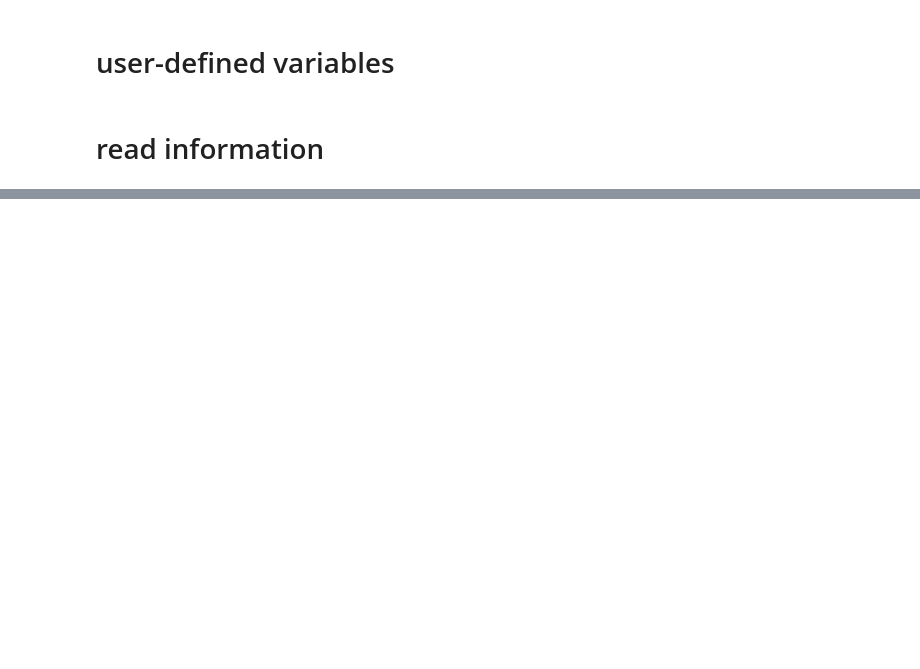
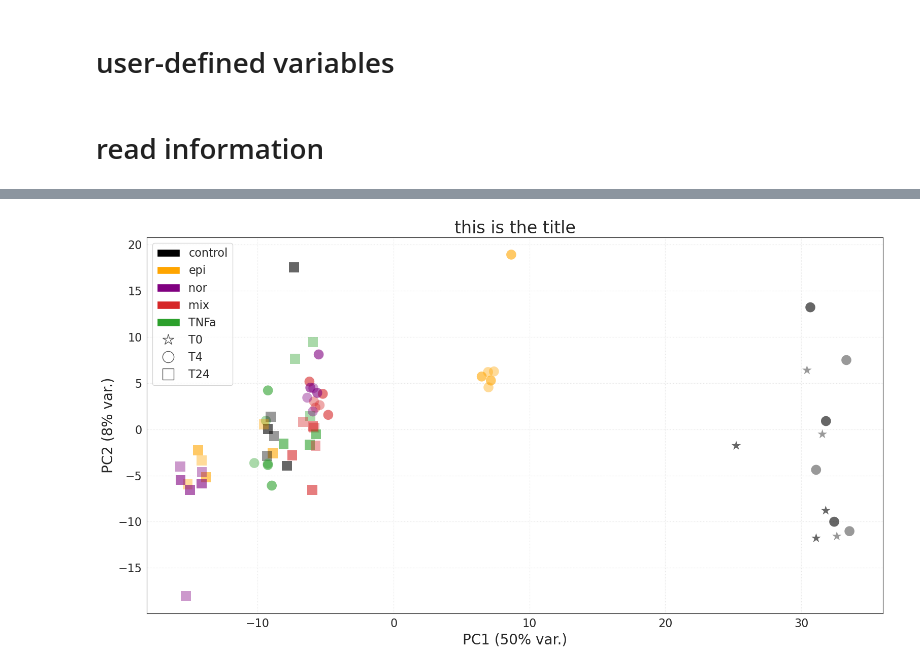
Before and after one commit to adelomana/vigur, a Jupyter notebook: lipidomics/EC072/progenesis/this is a test.ipynb, the cells around one changed output, grey strips where cells are left out. Drawn from its saved outputs; the diff is of its cells as text; code cells hidden in the pictures; blank space fills up the shorter version.

```diff
--- a/lipidomics/EC072/progenesis/this is a test.ipynb
+++ b/lipidomics/EC072/progenesis/this is a test.ipynb
@@ -46,0 +120,89 @@ df
+# %%
+pca_data = log_df.transpose()
+
+x = sklearn.preprocessing.StandardScaler().fit_transform(pca_data)
+pca = sklearn.decomposition.PCA(n_components=2)
+principalComponents = pca.fit_transform(x)
+principal_df = pandas.DataFrame(data=principalComponents, columns=['PC1', 'PC2'])
+
+print('variance explained', pca.explained_variance_ratio_)
+
+print(principal_df.shape)
+principal_df.head()
+
+#
+# scatter plot
+#
+for i in range(len(pca_data.index)):
+
+    label = pca_data.index[i]
+    #print(label)
+
+    # color for treatment
+    treatment = metadata.loc[label, 'Treatment']
+    if treatment == '0 µM' or treatment == '0µM':
+        plotting_color = 'black'
+    elif treatment == '5 µM epi':
+        plotting_color = 'orange'
+    elif treatment == '5 µM nor':
+        plotting_color = 'purple'
+    elif treatment == '5 µM epi:nor':
+        plotting_color = 'tab:red'
+    elif treatment == 'TNFa':
+        plotting_color = 'tab:green'
+    else:
+        raise ValueError('treatment not detected')
+
+    # marker for time point
+    time_point = metadata.loc[label, 'Timepoint']
+    if time_point == 0:
+         plotting_marker = '*'
+    elif time_point == 4:
+         plotting_marker = 'o'
+    elif time_point == 24:
+         plotting_marker = 's'
+    else:
+        raise ValueError('timepoint not detected')
+
+    # alpha for batch
+    batchID = metadata.loc[label, 'MS BATCH.1']
+    if batchID[-1] == '1':
+         plotting_alpha = 0.6
+    elif batchID[-1] == '2':
+         plotting_alpha = 0.4
+    else:
+        raise ValueError('batch not detected')
+
+
+    # position
+    posx = principal_df.iloc[i]['PC1']
+    posy = principal_df.iloc[i]['PC2']
+
+    # plot the dots
+    matplotlib.pyplot.scatter(posx, posy, s=200, c=plotting_color, alpha=plotting_alpha, marker=plotting_marker, edgecolors='none')
+
+# legend
+legend_elements = [
+    matplotlib.patches.Patch(facecolor='black', edgecolor='white'),
+    matplotlib.patches.Patch(facecolor='orange', edgecolor='white'),
+    matplotlib.patches.Patch(facecolor='purple', edgecolor='white'),
+    matplotlib.patches.Patch(facecolor='tab:red', edgecolor='white'),
+    matplotlib.patches.Patch(facecolor='tab:green', edgecolor='white'),
+
+    matplotlib.lines.Line2D([0], [0], marker='*', color='black', markerfacecolor='white', markersize=16, alpha=2/3, lw=0),
+    matplotlib.lines.Line2D([0], [0], marker='o', color='black', markerfacecolor='white', markersize=16, alpha=2/3, lw=0),
+    matplotlib.lines.Line2D([0], [0], marker='s', color='black', markerfacecolor='white', markersize=16, alpha=2/3, lw=0)
+    ]
+matplotlib.pyplot.legend(legend_elements, ['control', 'epi', 'nor', 'mix', 'TNFa', 'T0', 'T4', 'T24'], fontsize=16)
+
+#
+
+# close figure
+matplotlib.pyplot.title('this is the title')
+matplotlib.pyplot.grid(alpha=1/2, ls=':')
+matplotlib.pyplot.xlabel('PC1 ({}% var.)'.format(int(pca.explained_variance_ratio_[0]*100)))
+matplotlib.pyplot.ylabel('PC2 ({}% var.)'.format(int(pca.explained_variance_ratio_[1]*100)))
+
+matplotlib.pyplot.tight_layout()
+matplotlib.pyplot.show()
+# %% [output]
@@ -46,0 +211 @@ df
+[figure, added]
```
Also changed, not shown: parts of 20 cells of this notebook, 1 other file.
